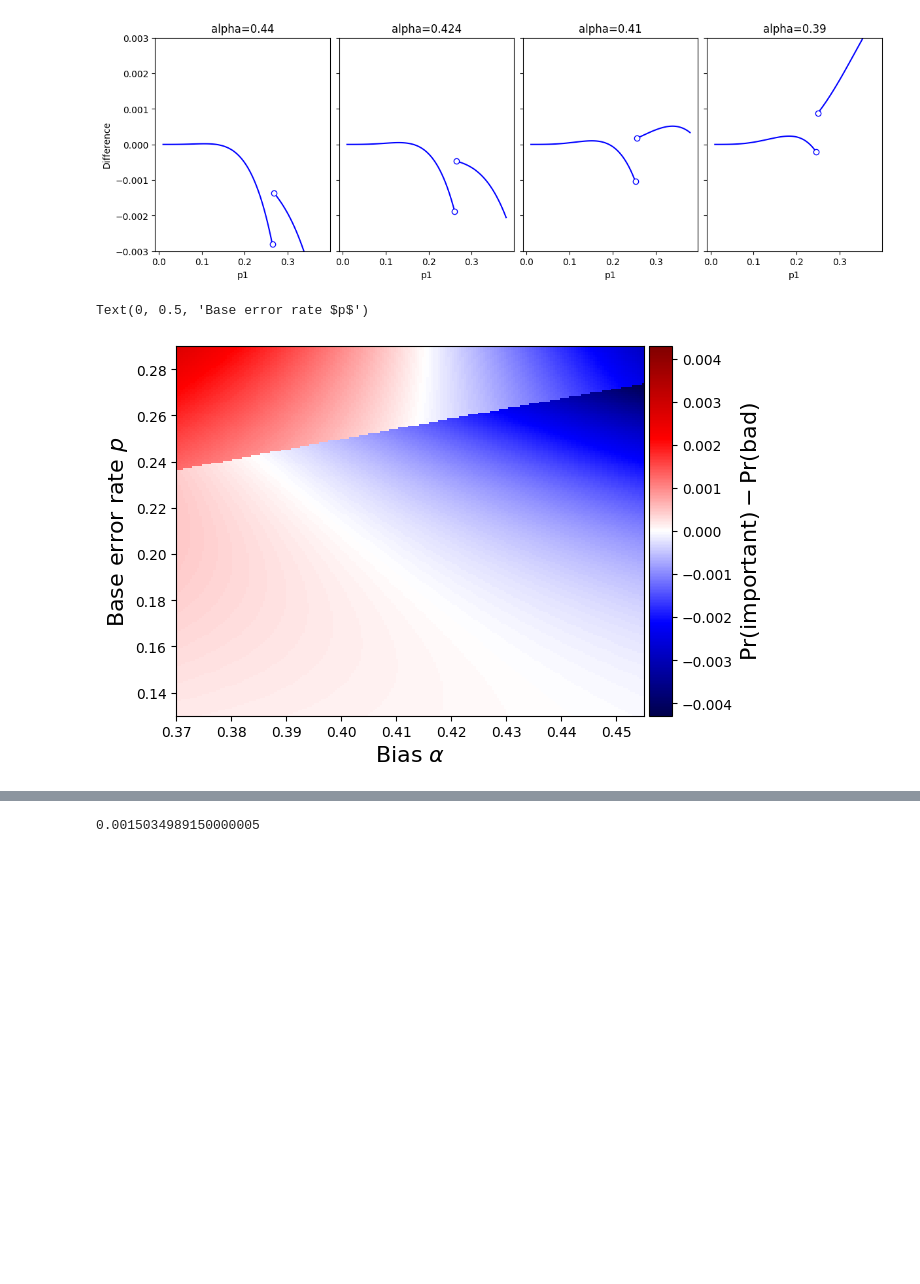
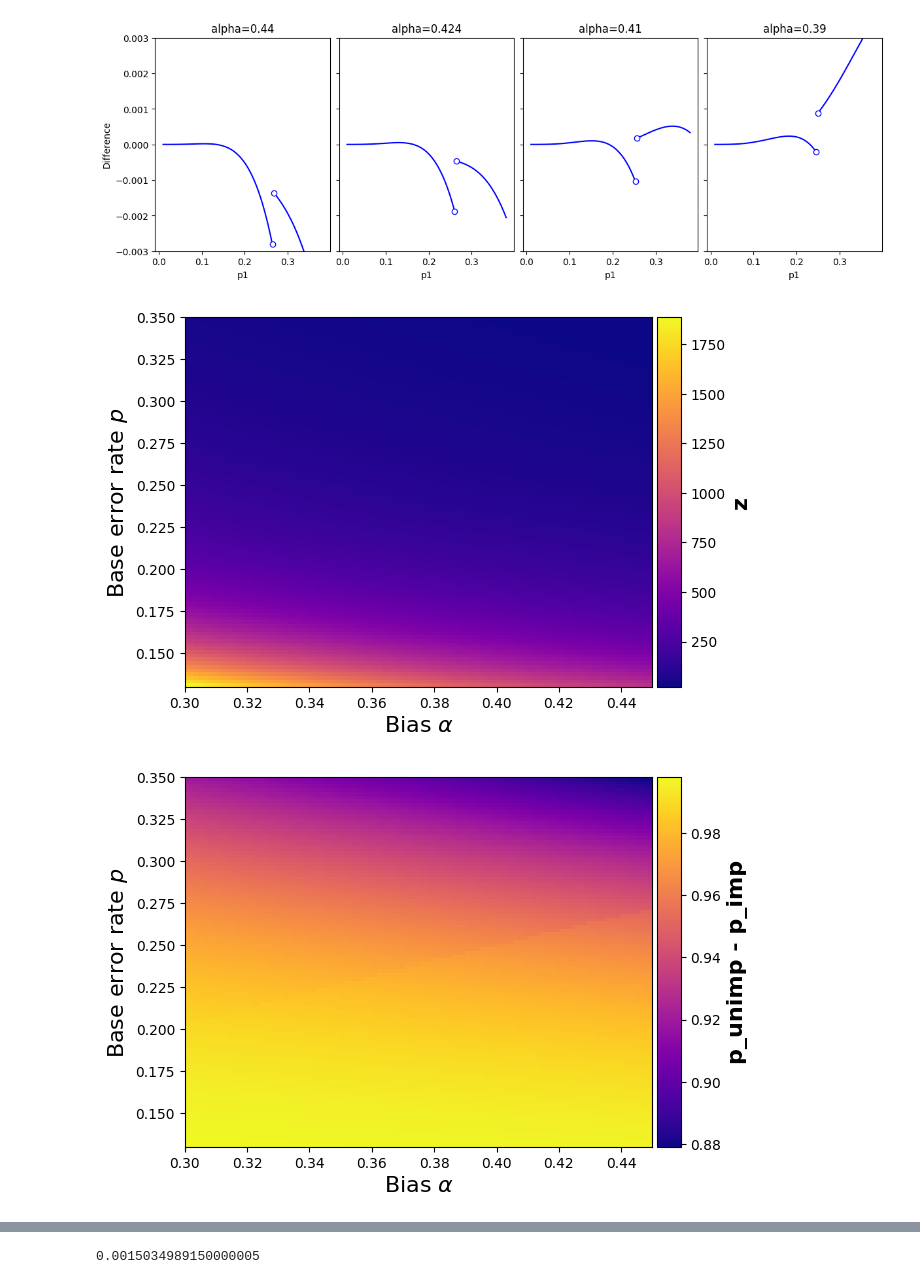
Before and after one commit to peterse/mldec, a Jupyter notebook: src/mldec/datasets/toy_problem_workbook.ipynb, the cells around one changed output, grey strips where cells are left out. Saved outputs shown, nothing was run; the diff lists cells and outputs as text; code cells hidden in the pictures; blank space fills up the shorter version.

```diff
--- a/src/mldec/datasets/toy_problem_workbook.ipynb
+++ b/src/mldec/datasets/toy_problem_workbook.ipynb
@@ -307,39 +321,50 @@ for i, alpha in enumerate(alphas):
 # %%
 from matplotlib import colors
 
 from mpl_toolkits.axes_grid1 import make_axes_locatable
 # colorplot of diffs
 
-fig, ax = plt.subplots()
-cmap = 'seismic'
-# cmap = 'bwr
-im = ax.imshow(diffs.T, aspect='auto',
-               extent=(alphas[0], alphas[-1], pvals[0], pvals[-1]),
-               origin='lower', cmap=cmap,
-               norm=colors.CenteredNorm(),
-               interpolation="nearest")
+for target, label in zip([zs, imps, bads], ['z', 'p_unimp - p_imp', '1/ (1-2eta)']):
+    fig, ax = plt.subplots()
+    #
+    # cmap = 'bwr
 
-def set_ticklabels_to_3_sig_figs(ax):
-    formatter = plt.FuncFormatter(lambda x, _: f'{x:.3g}')
-    ax.xaxis.set_major_formatter(formatter)
-    ax.yaxis.set_major_formatter(formatter)
+    if label == 'z':
+        cmap = 'plasma'
+        im = ax.imshow(target.T, aspect='auto',
+                    extent=(alphas[0], alphas[-1], pvals[0], pvals[-1]),
+                    origin='lower', cmap=cmap,
+                    # norm=colors.CenteredNorm(),
+                    interpolation="nearest")
+    else:
+        cmap = 'plasma'
+        im = ax.imshow(target.T, aspect='auto',
+                    extent=(alphas[0], alphas[-1], pvals[0], pvals[-1]),
+                    origin='lower', cmap=cmap,
+                    interpolation="nearest")
 
-# create an axes on the right side of ax. The width of cax will be 5%
-# of ax and the padding between cax and ax will be fixed at 0.05 inch.
-divider = make_axes_locatable(ax)
-cax = divider.append_axes("right", size="5%", pad=0.05)
-cbar = plt.colorbar(im, cax=cax)
-cbar.ax.tick_params(labelsize=10)
-cbar.set_label(label=r'$\text{Pr}(\text{important}) - \text{Pr}(\text{bad})$',weight='bold', size=16)
 
-# norm = DivergingNorm(vmin=diffs.min(), vcenter=0, vmax=diffs.max())
-# ax.set_xticklabels(pvals)
-# ax.set_yticklabels(alphas)
-# set_ticklabels_to_3_sig_figs(ax)
-ax.set_xlabel(r'Bias $\alpha$', size=16)
-ax.set_ylabel(r'Base error rate $p$', size=16)
+    def set_ticklabels_to_3_sig_figs(ax):
+        formatter = plt.FuncFormatter(lambda x, _: f'{x:.3g}')
+        ax.xaxis.set_major_formatter(formatter)
+        ax.yaxis.set_major_formatter(formatter)
 
-# fig.savefig('../../figures/important_bad_diffs.pdf', dpi=300, bbox_inches='tight')
+    # create an axes on the right side of ax. The width of cax will be 5%
+    # of ax and the padding between cax and ax will be fixed at 0.05 inch.
+    divider = make_axes_locatable(ax)
+    cax = divider.append_axes("right", size="5%", pad=0.05)
+    cbar = plt.colorbar(im, cax=cax)
+    cbar.ax.tick_params(labelsize=10)
+    # cbar.set_label(label=r'$\text{Pr}(\text{important}) - \text{Pr}(\text{bad})$',weight='bold', size=16)
+    cbar.set_label(label=label,weight='bold', size=16)
+    # norm = DivergingNorm(vmin=diffs.min(), vcenter=0, vmax=diffs.max())
+    # ax.set_xticklabels(pvals)
+    # ax.set_yticklabels(alphas)
+    # set_ticklabels_to_3_sig_figs(ax)
+    ax.set_xlabel(r'Bias $\alpha$', size=16)
+    ax.set_ylabel(r'Base error rate $p$', size=16)
+
+    # fig.savefig('../../figures/important_bad_diffs.pdf', dpi=300, bbox_inches='tight')
 # %% [output]
-Text(0, 0.5, 'Base error rate $p$')
-[figure, old version]
+[figure, new version]
+[figure, added]
```
Also changed, not shown: parts of 2 cells of this notebook, 1 other file.
